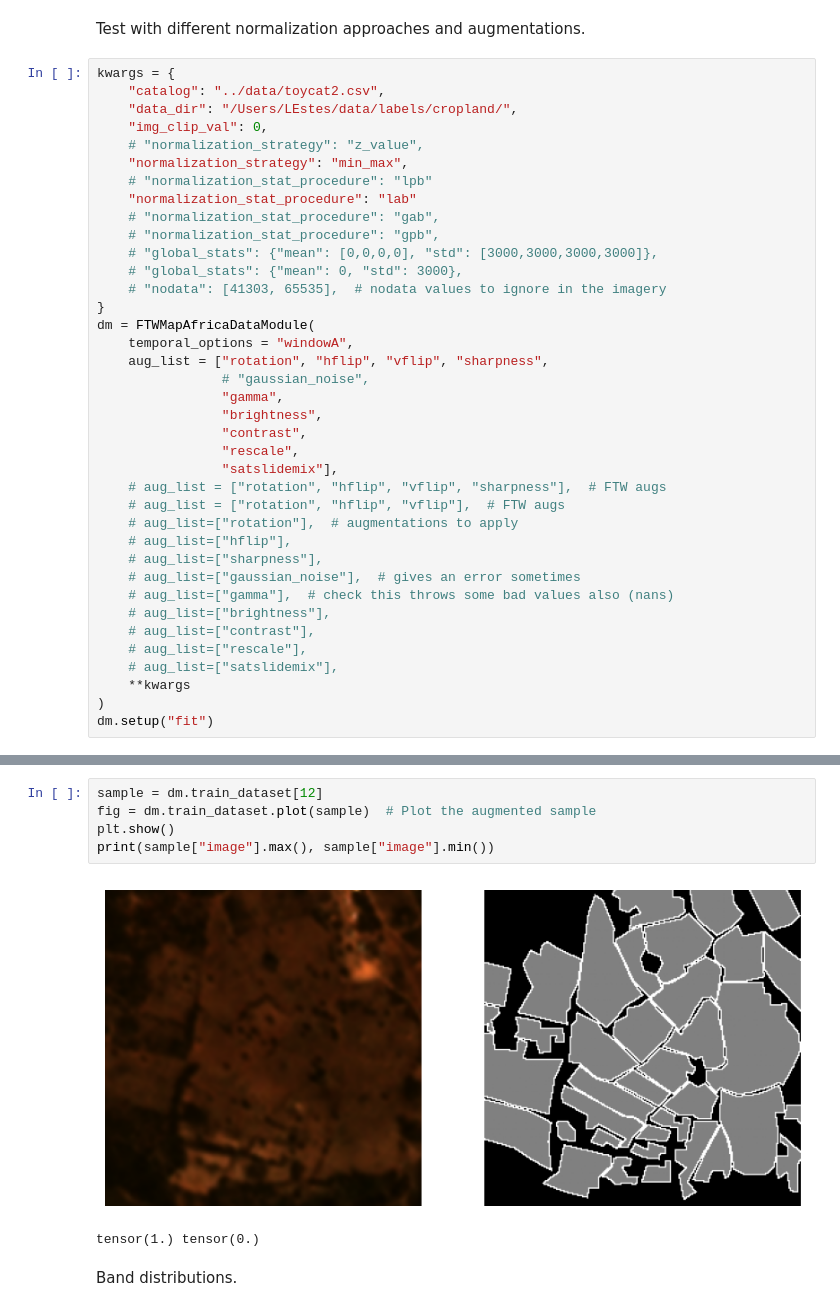
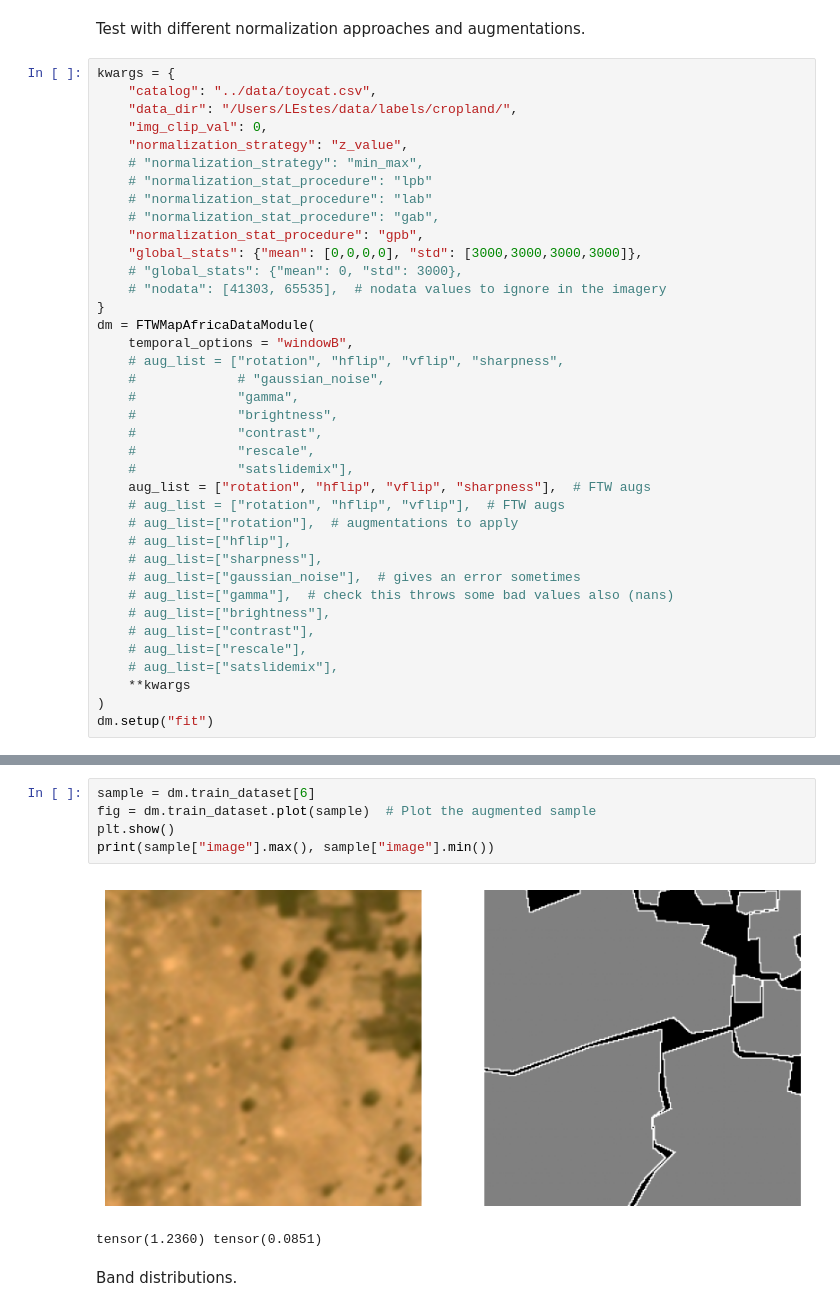
Before and after one commit to agroimpacts/ftw-mappingafrica-integration, a Jupyter notebook: notebooks/data-modules.ipynb, the cells around one changed output, grey strips where cells are left out. Drawn from its saved outputs; the diff is of its cells as text.

Commit message:
Set up notebook describing model experiments, along with configs for each. ftw only catalog added.  Corrected win_a to win_b

```diff
--- a/notebooks/data-modules.ipynb
+++ b/notebooks/data-modules.ipynb
@@ -35,29 +35,29 @@ toycat.head(n=5)
 Test with different normalization approaches and augmentations.
 # %%
 kwargs = {
-    "catalog": "../data/toycat2.csv",
+    "catalog": "../data/toycat.csv",
     "data_dir": "/Users/LEstes/data/labels/cropland/",
     "img_clip_val": 0,
-    # "normalization_strategy": "z_value",
-    "normalization_strategy": "min_max",
+    "normalization_strategy": "z_value",
+    # "normalization_strategy": "min_max",
     # "normalization_stat_procedure": "lpb"
-    "normalization_stat_procedure": "lab"
+    # "normalization_stat_procedure": "lab"
     # "normalization_stat_procedure": "gab",
-    # "normalization_stat_procedure": "gpb",
-    # "global_stats": {"mean": [0,0,0,0], "std": [3000,3000,3000,3000]},
+    "normalization_stat_procedure": "gpb",
+    "global_stats": {"mean": [0,0,0,0], "std": [3000,3000,3000,3000]},
     # "global_stats": {"mean": 0, "std": 3000},
     # "nodata": [41303, 65535],  # nodata values to ignore in the imagery
 }
 dm = FTWMapAfricaDataModule(
-    temporal_options = "windowA",
-    aug_list = ["rotation", "hflip", "vflip", "sharpness",
-                # "gaussian_noise",
-                "gamma",
-                "brightness",
-                "contrast",
-                "rescale",
-                "satslidemix"],
-    # aug_list = ["rotation", "hflip", "vflip", "sharpness"],  # FTW augs
+    temporal_options = "windowB",
+    # aug_list = ["rotation", "hflip", "vflip", "sharpness",
+    #             # "gaussian_noise",
+    #             "gamma",
+    #             "brightness",
+    #             "contrast",
+    #             "rescale",
+    #             "satslidemix"],
+    aug_list = ["rotation", "hflip", "vflip", "sharpness"],  # FTW augs
     # aug_list = ["rotation", "hflip", "vflip"],  # FTW augs
     # aug_list=["rotation"],  # augmentations to apply
     # aug_list=["hflip"],
@@ -74,11 +76,11 @@ dm.setup("fit")
 # %%
-sample = dm.train_dataset[12]
+sample = dm.train_dataset[6]
 fig = dm.train_dataset.plot(sample)  # Plot the augmented sample
 plt.show()
 print(sample["image"].max(), sample["image"].min())
 # %% [output]
-[figure, old version]
+[figure, new version]
-tensor(1.) tensor(0.)
+tensor(1.2360) tensor(0.0851)
 # %% [markdown]
 Band distributions.
 # %%
```
Also changed, not shown: parts of 3 cells of this notebook, 20 other files.
